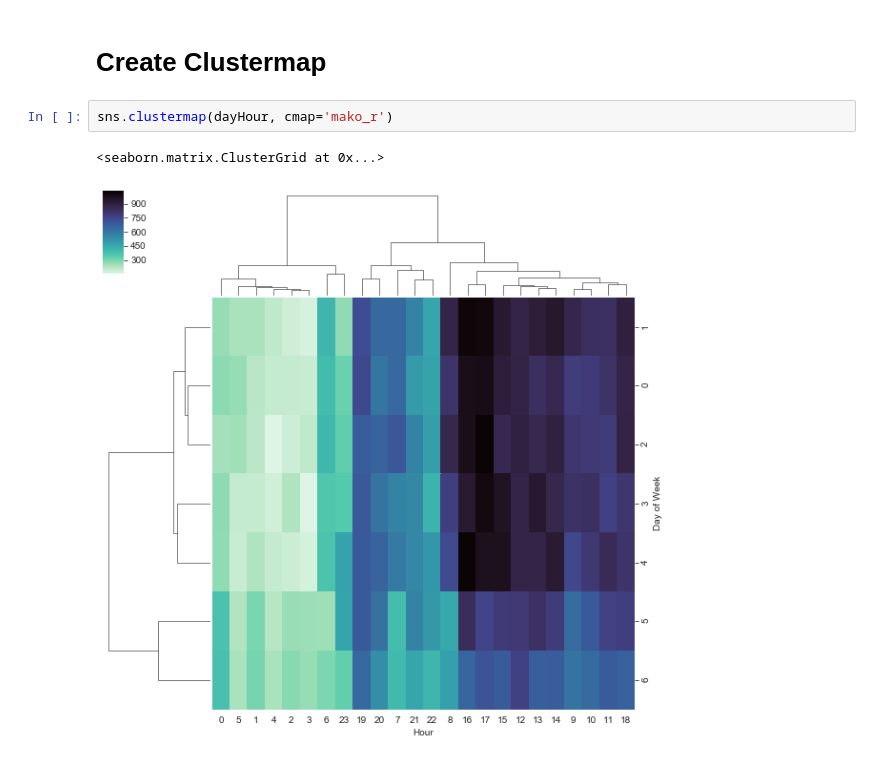
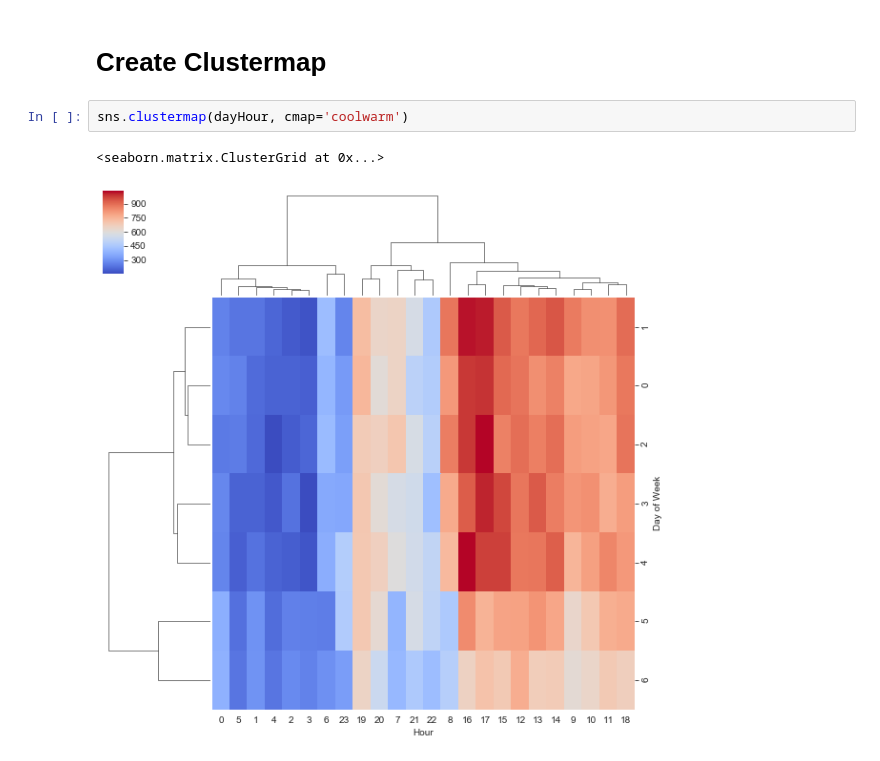
Before and after one commit to Madhur6234/911-Calls---Data-Capstone-Project, a Jupyter notebook: 911 Calls - Data Capstone Project.ipynb, the cells around one changed output. Drawn from its saved outputs; the diff is of its cells as text.

```diff
--- a/911 Calls - Data Capstone Project.ipynb
+++ b/911 Calls - Data Capstone Project.ipynb
@@ -291,7 +291,7 @@ sns.heatmap(dayHour, cmap='rocket_r')
 # %% [markdown]
 # Create Clustermap
 # %%
-sns.clustermap(dayHour, cmap='mako_r')
+sns.clustermap(dayHour, cmap='coolwarm')
 # %% [output]
 <seaborn.matrix.ClusterGrid at 0x...>
-[figure, old version]
+[figure, new version]
```
Also changed, not shown: parts of 1 cell of this notebook.
